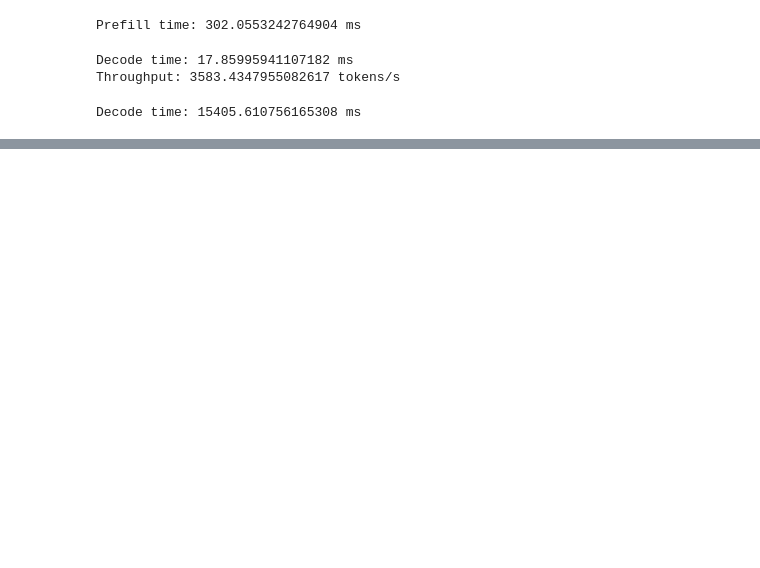
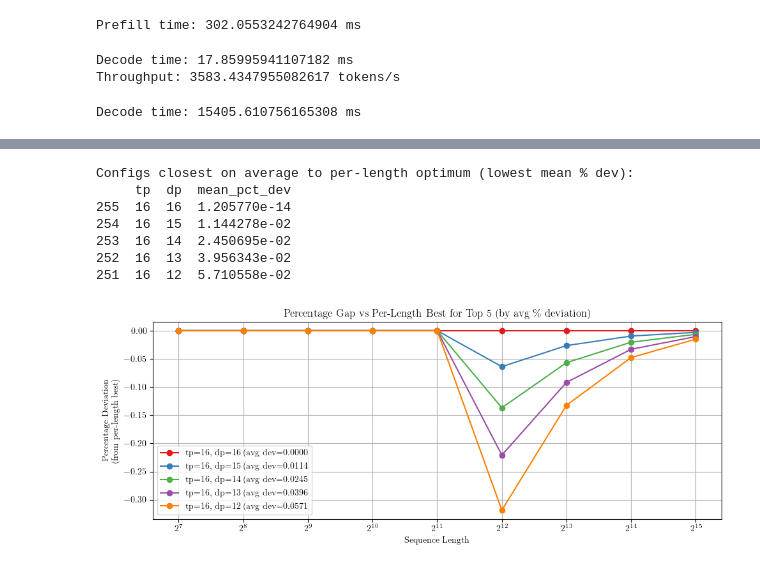
Before and after one commit to NathanRignall/llm-scheduling, a Jupyter notebook: notebooks/simulator.ipynb, the cells around one changed output, grey strips where cells are left out. Drawn from its saved outputs; the diff is of its cells as text; code cells hidden in the pictures; blank space fills up the shorter version.

```diff
--- a/notebooks/simulator.ipynb
+++ b/notebooks/simulator.ipynb
@@ -186,0 +223,68 @@ plt.show()
+# %%
+# --- 2) Average % deviation metric ---
+per_len_best = winners.set_index('sequence_length')['throughput']
+
+# join back so each row knows the per-length best
+df2 = (
+    df
+    .set_index('sequence_length')
+    .join(per_len_best.rename('best_for_len'), how='left')
+    .reset_index()
+)
+
+# compute % deviation from per-length best: positive means underperform
+df2['pct_dev'] = (
+    (df2['best_for_len'] - df2['throughput'])
+    / df2['best_for_len']
+) * 100.0
+
+# average that deviation per (tp,dp)
+avg_dev = (
+    df2
+    .groupby(['tp','dp'])['pct_dev']
+    .mean()
+    .reset_index(name='mean_pct_dev')
+    .sort_values('mean_pct_dev')
+)
+
+print("\nConfigs closest on average to per-length optimum (lowest mean % dev):")
+print(avg_dev.head())
+
+# pick top 5 configs by lowest mean deviation
+top5 = avg_dev.head(5)
+
+# plot % deviation for each of the top 5:
+plt.figure(figsize=(10,4))
+for _, row in top5.iterrows():
+    tp, dp, mean_dev = int(row.tp), int(row.dp), row.mean_pct_dev
+    series = (
+        df[(df.tp==tp)&(df.dp==dp)]
+        .set_index('sequence_length')['throughput']
+    )
+    pct_gap = (series - per_len_best) / per_len_best * 100.0
+    # But since pct_dev was defined as (best - actual)/best, if you want the same sign:
+    pct_gap = pct_gap
+
+    plt.plot(
+        pct_gap.index, pct_gap.values,
+        marker='o',
+        label=f"tp={tp}, dp={dp} (avg dev={mean_dev:.4f}%)"
+    )
+
+plt.xscale('log', base=2)
+plt.xlabel('Sequence Length')
+plt.ylabel('Percentage Deviation\n(from per-length best)')
+plt.title('Percentage Gap vs Per-Length Best for Top 5 (by avg \\% deviation)')
+plt.legend()
+plt.grid(True)
+plt.tight_layout()
+plt.show()
+# %% [output]
+Configs closest on average to per-length optimum (lowest mean % dev):
+     tp  dp  mean_pct_dev
+255  16  16  1.205770e-14
+254  16  15  1.144278e-02
+253  16  14  2.450695e-02
+252  16  13  3.956343e-02
+251  16  12  5.710558e-02
+[figure, added]
```
Also changed, not shown: parts of 2 cells of this notebook, 1 other file.
